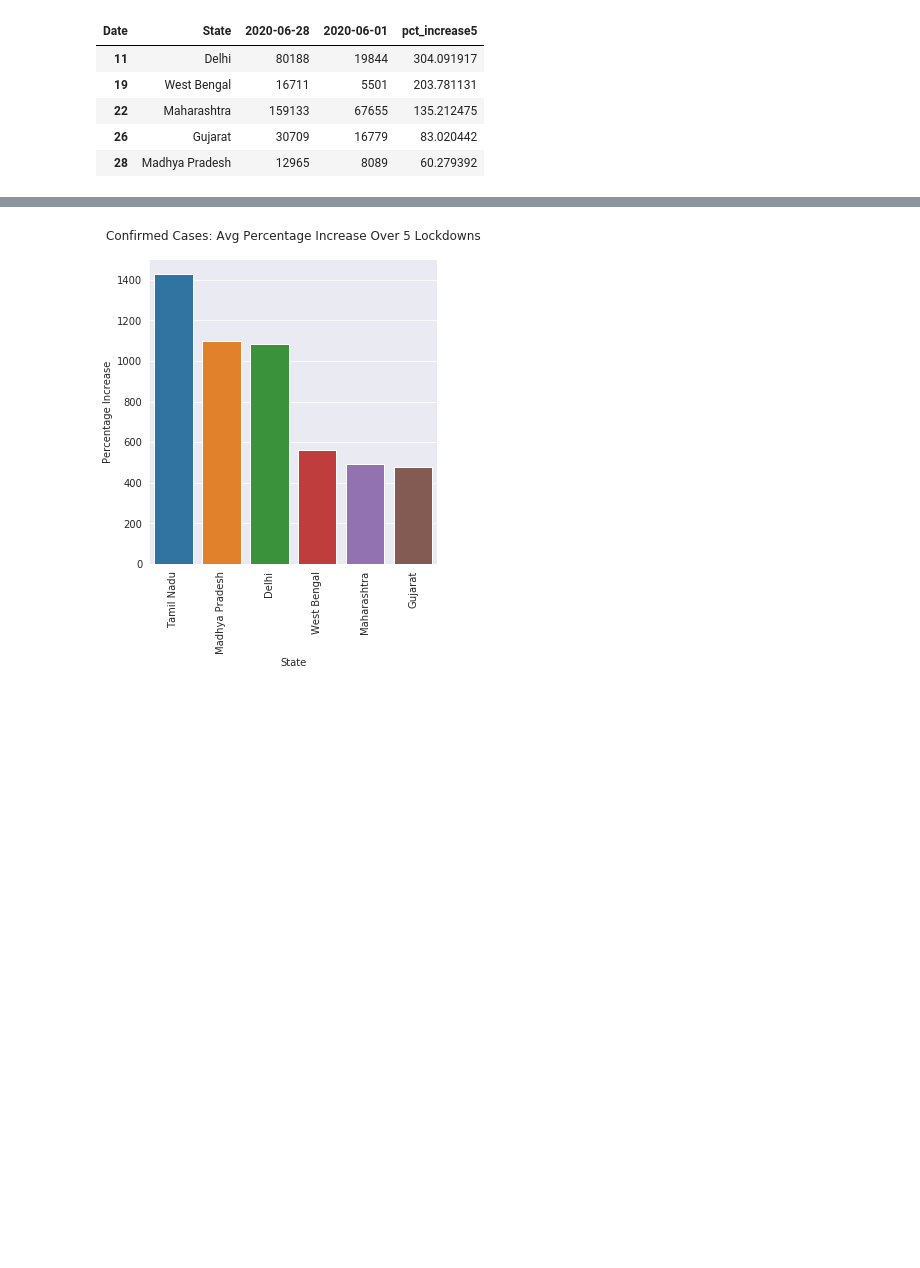
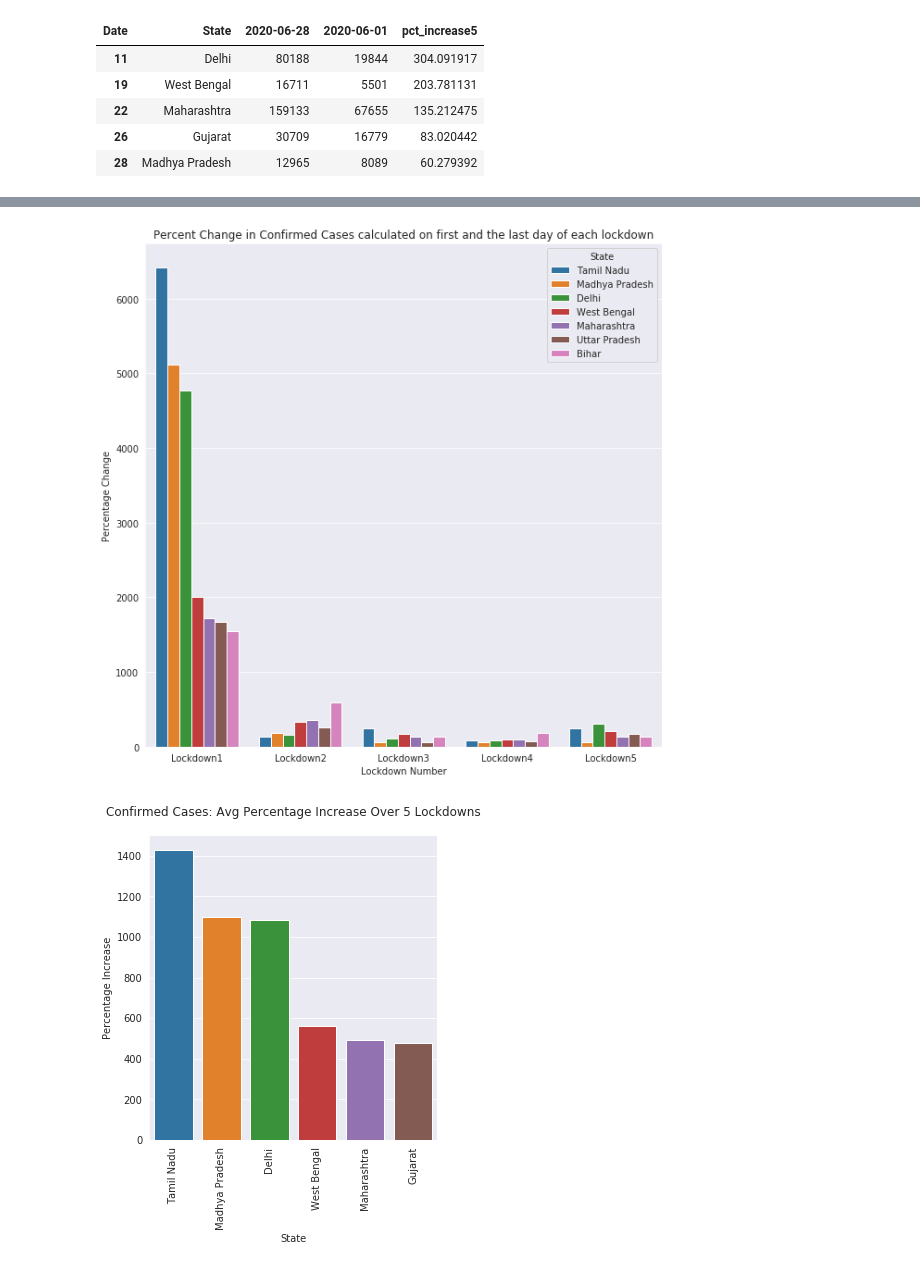
Before and after one commit to akashpshah/Covid19_Analysis, a Jupyter notebook: notebooks/Covid_19_India_Analysis_Part_1.ipynb, the cells around one changed output, grey strips where cells are left out. Saved outputs shown, nothing was run; the diff lists cells and outputs as text; code cells hidden in the pictures; blank space fills up the shorter version.

```diff
--- a/notebooks/Covid_19_India_Analysis_Part_1.ipynb
+++ b/notebooks/Covid_19_India_Analysis_Part_1.ipynb
@@ -946,3 +1012,14 @@ df_final = reduce(lambda left,right: pd.merge(left,right,on='State'), df_list)
+# %%
+sns.barplot(hue='State',
+            data=df_lockdown_analysis,
+            y='%Change',
+            x='Lockdown_Number')
+plt.ylabel('Percentage Change')
+plt.xlabel('Lockdown Number')
+plt.title('Percent Change in Confirmed Cases calculated on first and the last day of each lockdown')
+plt.show()
+# %% [output]
+[figure, added]
 # %%
 df_pct_inc = df_final[df_final.State.isin(['Maharashtra', 'Delhi', 'West Bengal', 'Madhya Pradesh', 'Gujarat', 'Tamil Nadu'])][['State', 'pct_increase1', 'pct_increase2', 'pct_increase3', 'pct_increase4', 'pct_increase5']]
 # %%
```
Also changed, not shown: parts of 68 cells of this notebook.
